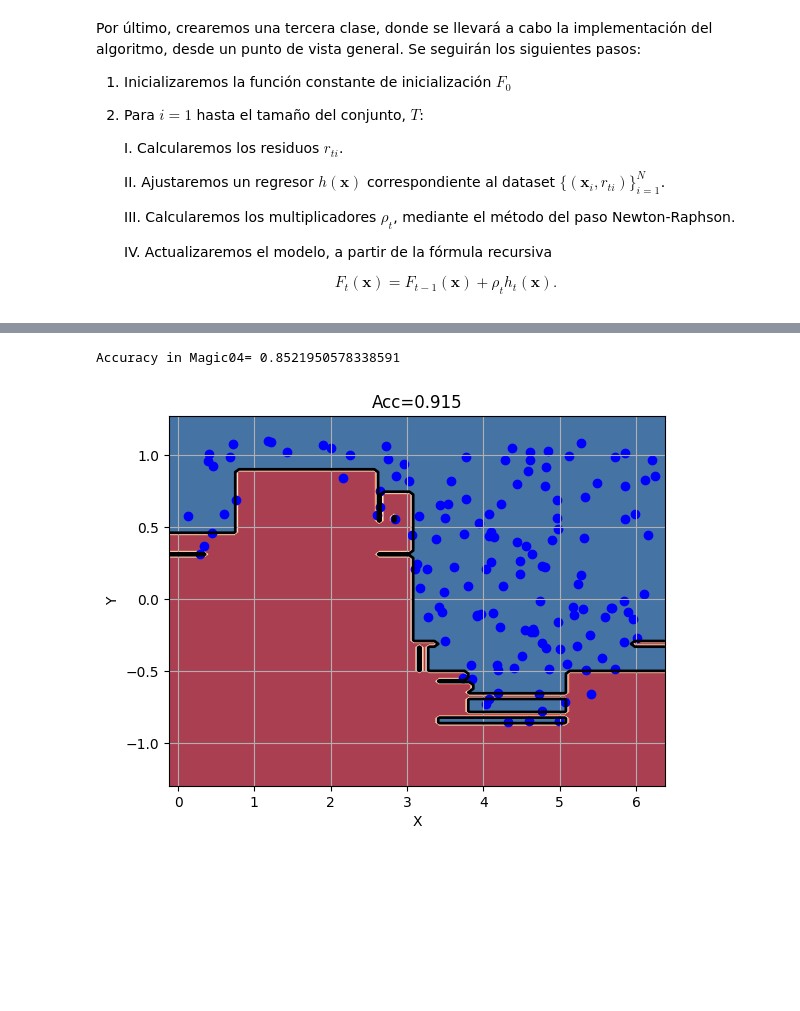
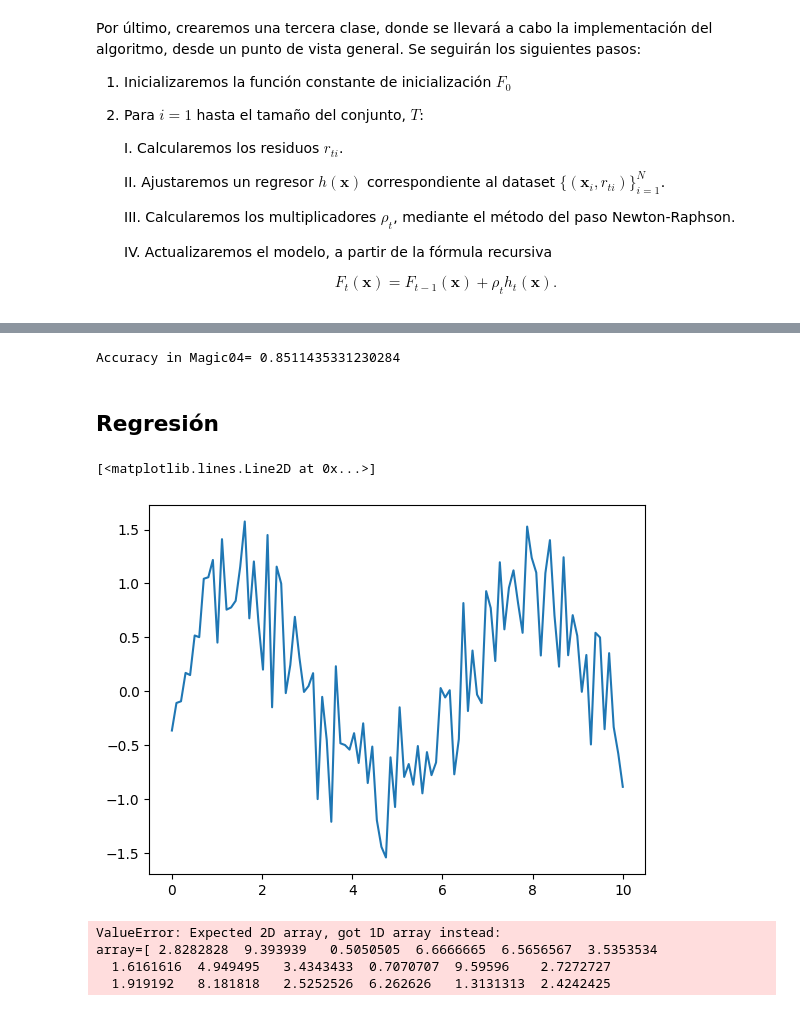
Before and after one commit to BlancaCC/MetodoAvanzadosAprendizajeAutomatico, a Jupyter notebook: bayes/gradient_boosting.ipynb, the cells around one changed output, grey strips where cells are left out. Cells and saved outputs as stored; diff of their text form; code cells hidden in the pictures; blank space fills up the shorter version.

```diff
--- a/bayes/gradient_boosting.ipynb
+++ b/bayes/gradient_boosting.ipynb
@@ -354,18 +389,4 @@ plotData(x1,x2,ytrain,{'c':'#FF0000'},{'c':'#0000FF'})
 # %%
-
-# Basic example
-gb = GBCasero(loss=LogLoss())
-#gb = GBCasero(loss=SquaredErrorLoss())
-
-
-lb     = LabelBinarizer(pos_label = 1, neg_label = -1)
-ytrain = lb.fit_transform(ytrain).ravel()
-ytest  = lb.transform(ytest).ravel()
-
-gb.fit(Xtrain, ytrain)
-acc = np.sum(gb.predict(Xtest)==ytest)/len(ytest)
-plotModel(x1,x2,ytrain,gb,"Acc="+str(acc))
-
 # Magic
 fP = 'magic04.csv'
 dfP = pd.read_csv(fP, sep=',')
@@ -381,8 +402,33 @@ gb = GBCasero(loss=LogLoss())
 
 gb.fit(X_tr, y_tr)
 print("Accuracy in Magic04=",np.sum(gb.predict(X_ts)==y_ts)/len(y_ts))
-
-# Incluir aquí pruebas para regresión con la pérdida cuadrática
 # %% [output]
-Accuracy in Magic04= 0.8521950578338591
+Accuracy in Magic04= 0.8511435331230284
-[figure, removed]
+# %% [markdown]
+## Regresión
+# %%
+
+#sigma = 0.4  # noise
+#X = np.array([[i,j] for i in np.arange(-5, 5, 0.25) for j in np.arange(-5, 5, 0.25)])
+#f =  lambda x : np.sqrt(x[0]**2 + x[1]**2)
+#n=len(X)
+#Y = np.array(list(map(f,X))) + np.random.normal(0, sigma, n)
+
+#fig = plt.figure()
+#ax = plt.axes()
+
+#ax.plot_surface(X, Y)
+
+n=100
+f= lambda x: np.sin(x)
+sigma = 0.4
+
+X = np.linspace(0, 10, n, endpoint=True)
+Y = f(X)+ np.random.normal(0, sigma, n)
+
+fig = plt.figure()
+ax = plt.axes()
+ax.plot(X, Y)
+# %% [output]
+[<matplotlib.lines.Line2D at 0x...>]
+[figure, added]
@@ -388,0 +439,8 @@ Accuracy in Magic04= 0.8521950578338591
+# %%
+gb = GBCasero(loss=SquaredErrorLoss())
+gb.fit(X_train, y_train)
+# %% [output]
+ValueError: Expected 2D array, got 1D array instead:
+array=[ 2.8282828  9.393939   0.5050505  6.6666665  6.5656567  3.5353534
+  1.6161616  4.949495   3.4343433  0.7070707  9.59596    2.7272727
+  1.919192   8.181818   2.5252526  6.262626   1.3131313  2.4242425
```
Also changed, not shown: parts of 12 cells of this notebook.
